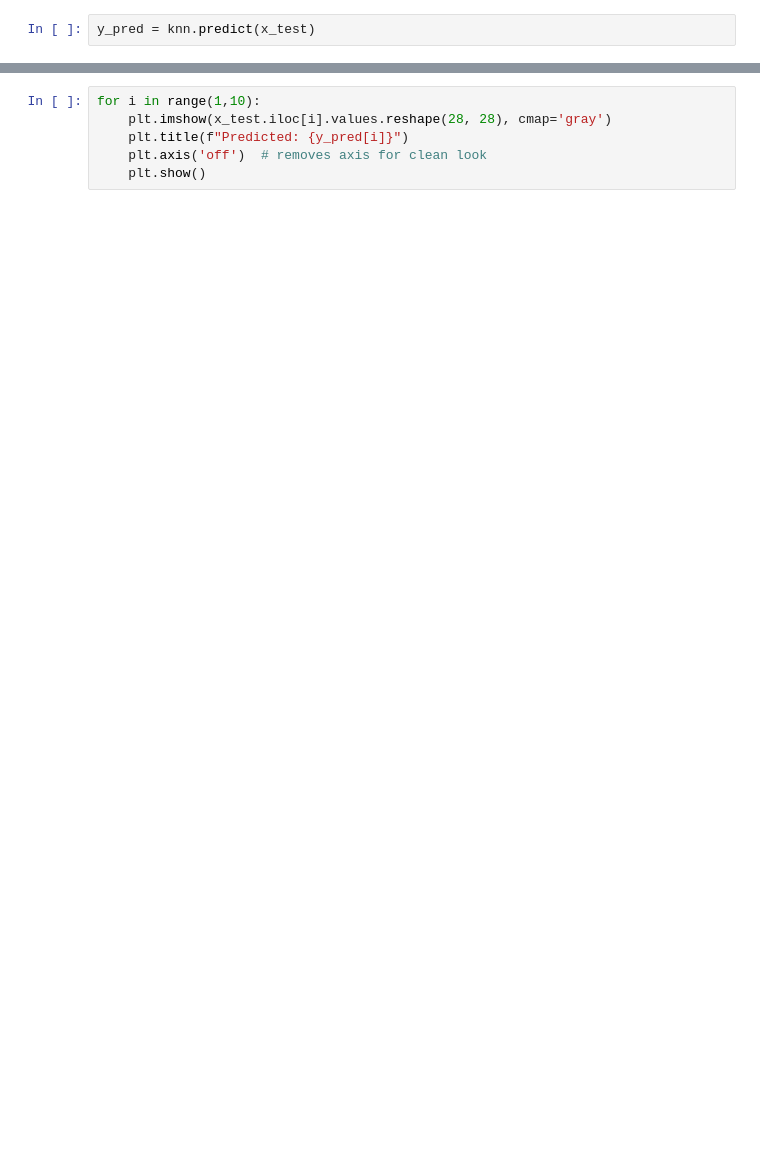
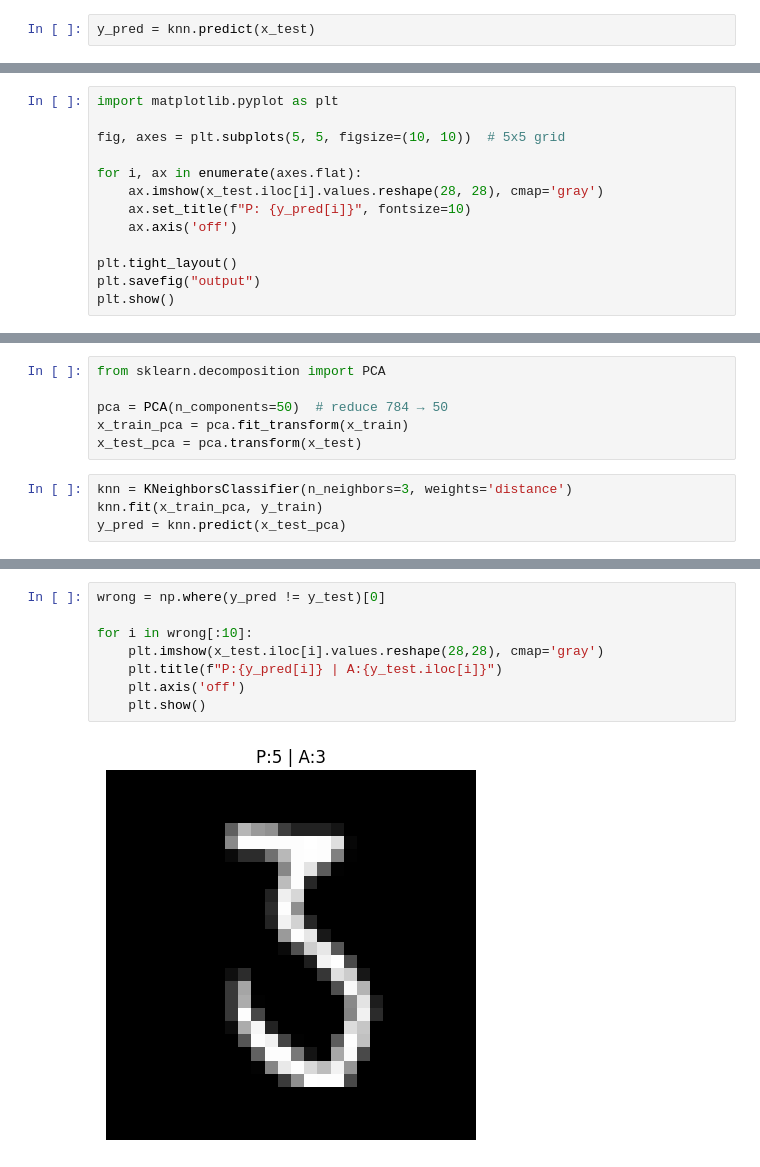
Before and after one commit to kingspy89/ml_learnings-, a Jupyter notebook: digit_recognizer_pca.ipynb, the cells around one changed output, grey strips where cells are left out. Cells and saved outputs as stored; diff of their text form; blank space fills up the shorter version.

```diff
--- a/digit_recognizer_pca.ipynb
+++ b/digit_recognizer_pca.ipynb
@@ -64,0 +89,13 @@ accuracy_score(y_test,y_pred)*100
+# %%
+import matplotlib.pyplot as plt
+
+fig, axes = plt.subplots(5, 5, figsize=(10, 10))  # 5x5 grid
+
+for i, ax in enumerate(axes.flat):
+    ax.imshow(x_test.iloc[i].values.reshape(28, 28), cmap='gray')
+    ax.set_title(f"P: {y_pred[i]}", fontsize=10)
+    ax.axis('off')
+
+plt.tight_layout()
+plt.savefig("output")
+plt.show()
@@ -64,0 +104,10 @@ accuracy_score(y_test,y_pred)*100
+# %%
+from sklearn.decomposition import PCA
+
+pca = PCA(n_components=50)  # reduce 784 → 50
+x_train_pca = pca.fit_transform(x_train)
+x_test_pca = pca.transform(x_test)
+# %%
+knn = KNeighborsClassifier(n_neighbors=3, weights='distance')
+knn.fit(x_train_pca, y_train)
+y_pred = knn.predict(x_test_pca)
@@ -65,6 +131,10 @@ accuracy_score(y_test,y_pred)*100
 # %%
-for i in range(1,10):
-    plt.imshow(x_test.iloc[i].values.reshape(28, 28), cmap='gray')
-    plt.title(f"Predicted: {y_pred[i]}")
-    plt.axis('off')  # removes axis for clean look
+wrong = np.where(y_pred != y_test)[0]
+
+for i in wrong[:10]:
+    plt.imshow(x_test.iloc[i].values.reshape(28,28), cmap='gray')
+    plt.title(f"P:{y_pred[i]} | A:{y_test.iloc[i]}")
+    plt.axis('off')
     plt.show()
+# %% [output]
+[figure, added]
```
Also changed, not shown: parts of 11 cells of this notebook.
